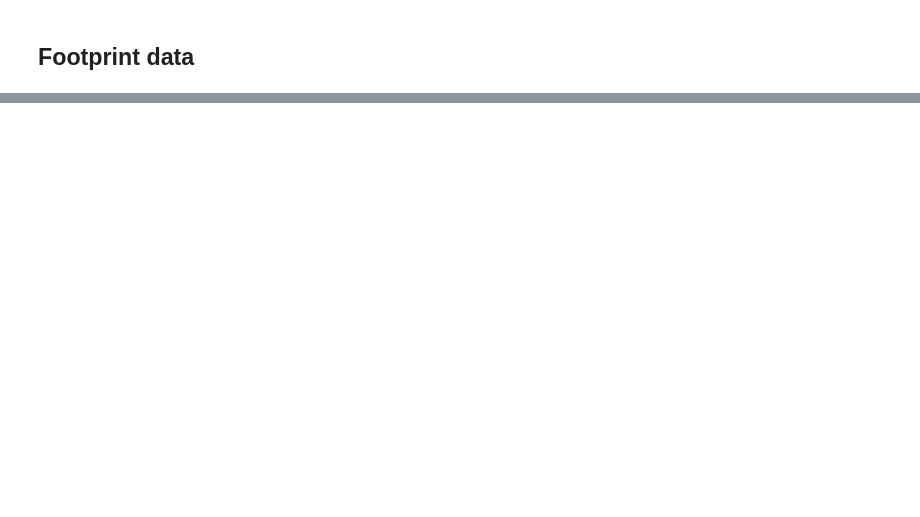
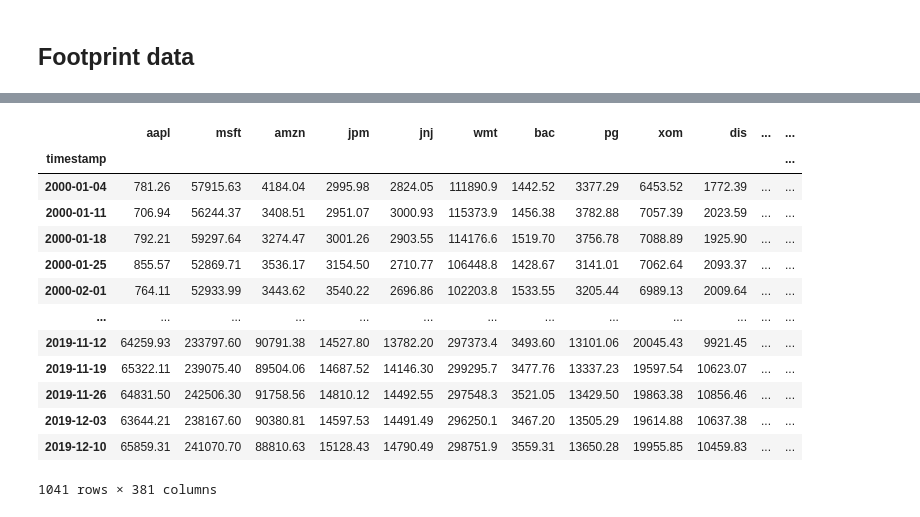
Before and after one commit to seydoudia/portfolio_optimization, a Jupyter notebook: CODE/proc_data.ipynb, the cells around one changed output, grey strips where cells are left out. Drawn from its saved outputs; the diff is of its cells as text; code cells hidden in the pictures; blank space fills up the shorter version.

```diff
--- a/CODE/proc_data.ipynb
+++ b/CODE/proc_data.ipynb
@@ -78,0 +111,7 @@ df.set_index("timestamp", inplace=True)
+# %%
+for col in df.columns:
+    df[col] = df[col].apply(lambda x: str(x))
+    df[col] = df[col].apply(lambda x: x.replace(",","."))
+    df[col] = df[col].apply(lambda x: float(x))
+# %%
+df.columns = [col.lower() for col in df.columns]
@@ -122,4 +148,4 @@ use_col = null_series[null_series < seuil_an*52].index
 
 missing_week = [len(null_series[null_series <= seuil]) for seuil in range(len(df))]
 # %%
-start_date = dt.datetime(2005,1,1)
+start_date = dt.datetime(2000,1,1)
@@ -162,3 +170,6 @@ df_info["2000"]
+# %%
+# 2000 stock
+df_2000 = df.loc[start_date:].dropna(axis=1)
 # %% [markdown]
 ## Footprint data
 # %%
@@ -185,0 +189,17 @@ For each row selected initially, we should
+# %%
+df_2000
+# %% [output]
+|  | aapl | msft | amzn | jpm | jnj | wmt | bac | pg | xom | dis | ... | ... |
+| timestamp |  |  |  |  |  |  |  |  |  |  |  | ... |
+| 2000-01-04 | 781.26 | 57915.63 | 4184.04 | 2995.98 | 2824.05 | 111890.9 | 1442.52 | 3377.29 | 6453.52 | 1772.39 | ... | ... |
+| 2000-01-11 | 706.94 | 56244.37 | 3408.51 | 2951.07 | 3000.93 | 115373.9 | 1456.38 | 3782.88 | 7057.39 | 2023.59 | ... | ... |
+| 2000-01-18 | 792.21 | 59297.64 | 3274.47 | 3001.26 | 2903.55 | 114176.6 | 1519.70 | 3756.78 | 7088.89 | 1925.90 | ... | ... |
+| 2000-01-25 | 855.57 | 52869.71 | 3536.17 | 3154.50 | 2710.77 | 106448.8 | 1428.67 | 3141.01 | 7062.64 | 2093.37 | ... | ... |
+| 2000-02-01 | 764.11 | 52933.99 | 3443.62 | 3540.22 | 2696.86 | 102203.8 | 1533.55 | 3205.44 | 6989.13 | 2009.64 | ... | ... |
+| ... | ... | ... | ... | ... | ... | ... | ... | ... | ... | ... | ... | ... |
+| 2019-11-12 | 64259.93 | 233797.60 | 90791.38 | 14527.80 | 13782.20 | 297373.4 | 3493.60 | 13101.06 | 20045.43 | 9921.45 | ... | ... |
+| 2019-11-19 | 65322.11 | 239075.40 | 89504.06 | 14687.52 | 14146.30 | 299295.7 | 3477.76 | 13337.23 | 19597.54 | 10623.07 | ... | ... |
+| 2019-11-26 | 64831.50 | 242506.30 | 91758.56 | 14810.12 | 14492.55 | 297548.3 | 3521.05 | 13429.50 | 19863.38 | 10856.46 | ... | ... |
+| 2019-12-03 | 63644.21 | 238167.60 | 90380.81 | 14597.53 | 14491.49 | 296250.1 | 3467.20 | 13505.29 | 19614.88 | 10637.38 | ... | ... |
+| 2019-12-10 | 65859.31 | 241070.70 | 88810.63 | 15128.43 | 14790.49 | 298751.9 | 3559.31 | 13650.28 | 19955.85 | 10459.83 | ... | ... |
+1041 rows × 381 columns
```
Also changed, not shown: parts of 37 cells of this notebook.
